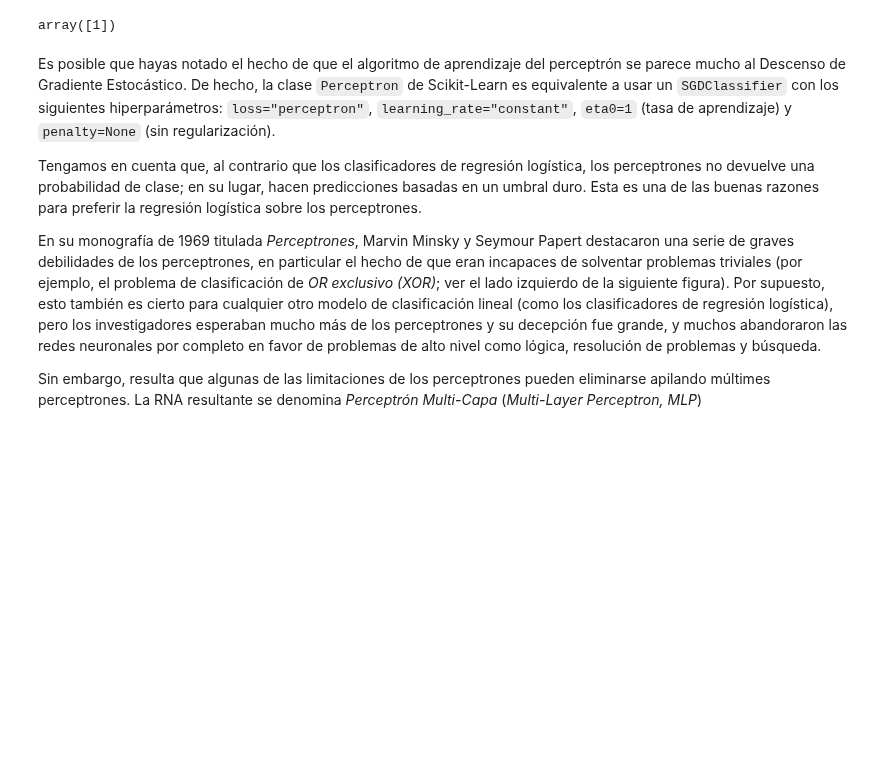
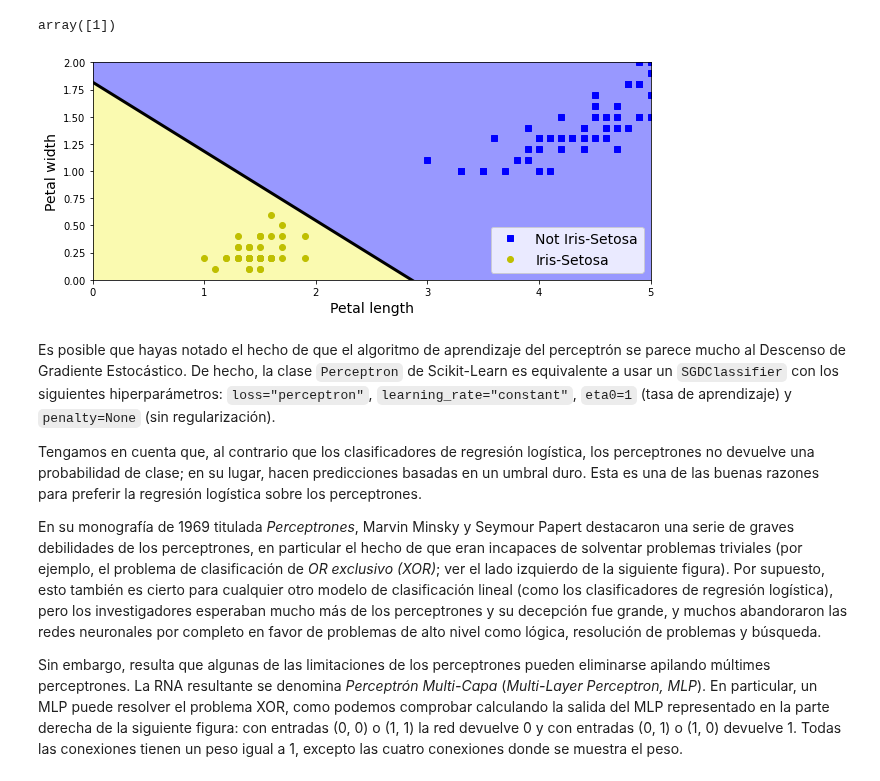
Before and after one commit to SgtSteiner/DataScience, a Jupyter notebook: handson-ml/Ch.10.Redes neuronales con Keras.ipynb, the cells around one changed output. Drawn from its saved outputs; the diff is of its cells as text; code cells hidden in the pictures; blank space fills up the shorter version.

```diff
--- a/handson-ml/Ch.10.Redes neuronales con Keras.ipynb
+++ b/handson-ml/Ch.10.Redes neuronales con Keras.ipynb
@@ -122,6 +122,37 @@ y_pred = per_clf.predict([[2, 0.5]])
 y_pred
 # %% [output]
 array([1])
+# %%
+a = -per_clf.coef_[0][0] / per_clf.coef_[0][1]
+b = -per_clf.intercept_ / per_clf.coef_[0][1]
+
+axes = [0, 5, 0, 2]
+
+x0, x1 = np.meshgrid(
+        np.linspace(axes[0], axes[1], 500).reshape(-1, 1),
+        np.linspace(axes[2], axes[3], 200).reshape(-1, 1),
+    )
+X_new = np.c_[x0.ravel(), x1.ravel()]
+y_predict = per_clf.predict(X_new)
+zz = y_predict.reshape(x0.shape)
+
+plt.figure(figsize=(10, 4))
+plt.plot(X[y==0, 0], X[y==0, 1], "bs", label="Not Iris-Setosa")
+plt.plot(X[y==1, 0], X[y==1, 1], "yo", label="Iris-Setosa")
+
+plt.plot([axes[0], axes[1]], [a * axes[0] + b, a * axes[1] + b], "k-", linewidth=3)
+from matplotlib.colors import ListedColormap
+custom_cmap = ListedColormap(['#9898ff', '#fafab0'])
+
+plt.contourf(x0, x1, zz, cmap=custom_cmap)
+plt.xlabel("Petal length", fontsize=14)
+plt.ylabel("Petal width", fontsize=14)
+plt.legend(loc="lower right", fontsize=14)
+plt.axis(axes)
+
+plt.show()
+# %% [output]
+[figure, added]
 # %% [markdown]
 Es posible que hayas notado el hecho de que el algoritmo de aprendizaje del perceptrón se parece mucho al Descenso de Gradiente Estocástico. De hecho, la clase `Perceptron` de Scikit-Learn es equivalente a usar un `SGDClassifier` con los siguientes hiperparámetros: `loss="perceptron"`, `learning_rate="constant"`, `eta0=1` (tasa de aprendizaje) y `penalty=None` (sin regularización).
 
@@ -129,4 +160,4 @@ Tengamos en cuenta que, al contrario que los clasificadores de regresión logís
 
 En su monografía de 1969 titulada *Perceptrones*, Marvin Minsky y Seymour Papert destacaron una serie de graves debilidades de los perceptrones, en particular el hecho de que eran incapaces de solventar problemas triviales (por ejemplo, el problema de clasificación de *OR exclusivo (XOR)*; ver el lado izquierdo de la siguiente figura). Por supuesto, esto también es cierto para cualquier otro modelo de clasificación lineal (como los clasificadores de regresión logística), pero los investigadores esperaban mucho más de los perceptrones y su decepción fue grande, y muchos abandoraron las redes neuronales por completo en favor de problemas de alto nivel como lógica, resolución de problemas y búsqueda.
 
-Sin embargo, resulta que algunas de las limitaciones de los perceptrones pueden eliminarse apilando múltimes perceptrones. La RNA resultante se denomina *Perceptrón Multi-Capa* (*Multi-Layer Perceptron, MLP*)
+Sin embargo, resulta que algunas de las limitaciones de los perceptrones pueden eliminarse apilando múltimes perceptrones. La RNA resultante se denomina *Perceptrón Multi-Capa* (*Multi-Layer Perceptron, MLP*). En particular, un MLP puede resolver el problema XOR, como podemos comprobar calculando la salida del MLP representado en la parte derecha de la siguiente figura: con entradas (0, 0) o (1, 1) la red devuelve 0 y con entradas (0, 1) o (1, 0) devuelve 1. Todas las conexiones tienen un peso igual a 1, excepto las cuatro conexiones donde se muestra el peso.
```
Also changed, not shown: parts of 21 cells of this notebook, 2 other files.
